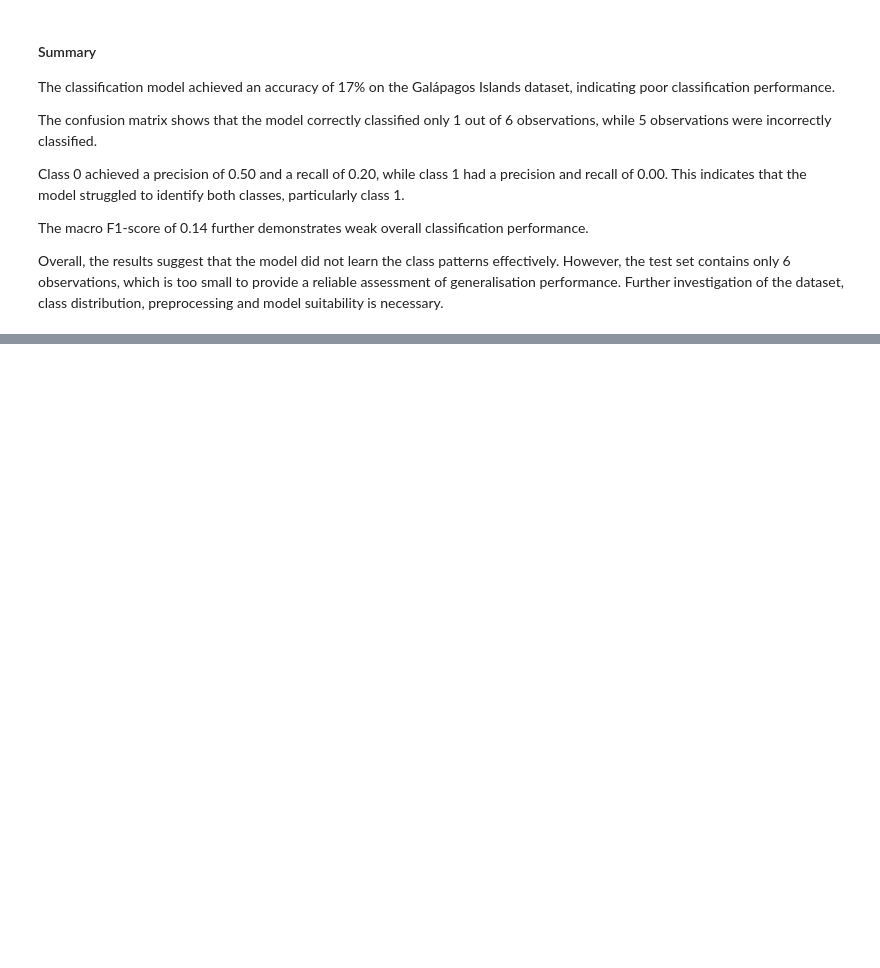
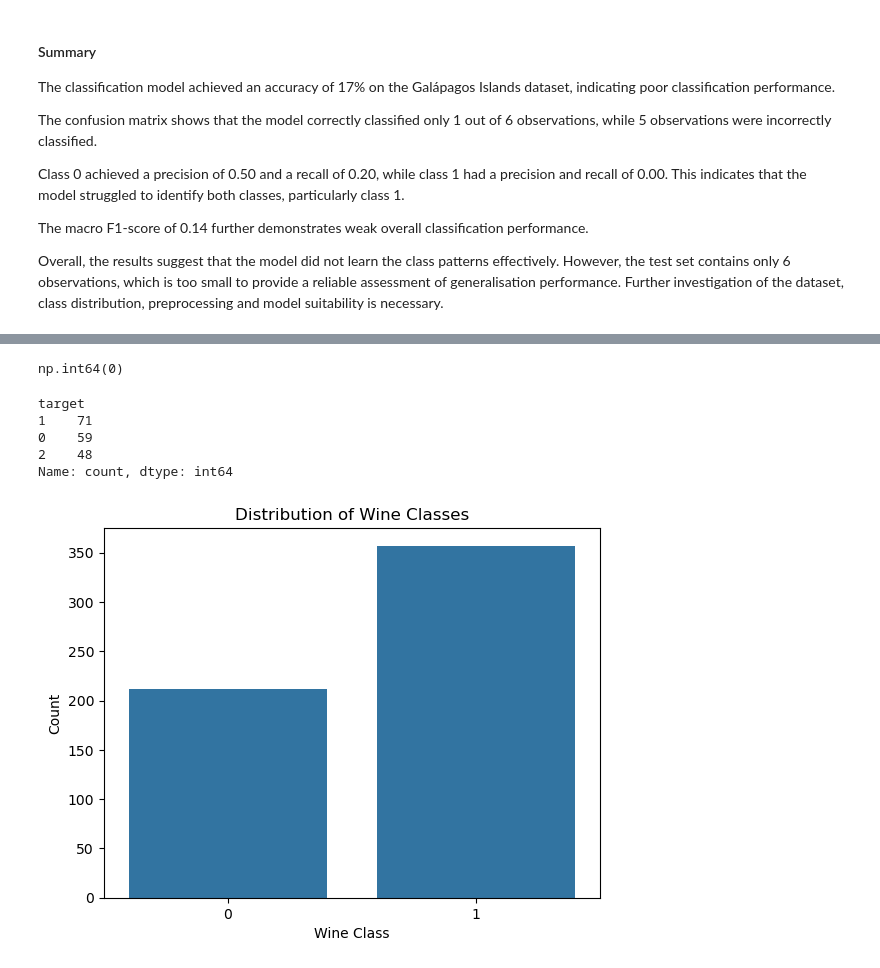
Before and after one commit to Gyrith/Machine-Learning-Models, a Jupyter notebook: Supervised Learning/Logistic Regression.ipynb, the cells around one changed output, grey strips where cells are left out. Saved outputs shown, nothing was run; the diff lists cells and outputs as text; code cells hidden in the pictures; blank space fills up the shorter version.

```diff
--- a/Supervised Learning/Logistic Regression.ipynb
+++ b/Supervised Learning/Logistic Regression.ipynb
@@ -594,0 +674,22 @@ Overall, the results suggest that the model did not learn the class patterns eff
+# %%
+# duplicates
+wine_df.duplicated().sum()
+# %% [output]
+np.int64(0)
+# %%
+# target distribution
+wine_df['target'].value_counts()
+# %% [output]
+target
+1    71
+0    59
+2    48
+Name: count, dtype: int64
+# %%
+sns.countplot(data=df, x='target')
+plt.title('Distribution of Wine Classes')
+plt.xlabel('Wine Class')
+plt.ylabel('Count')
+plt.show()
+# %% [output]
+[figure, added]
```
Also changed, not shown: parts of 17 cells of this notebook.
